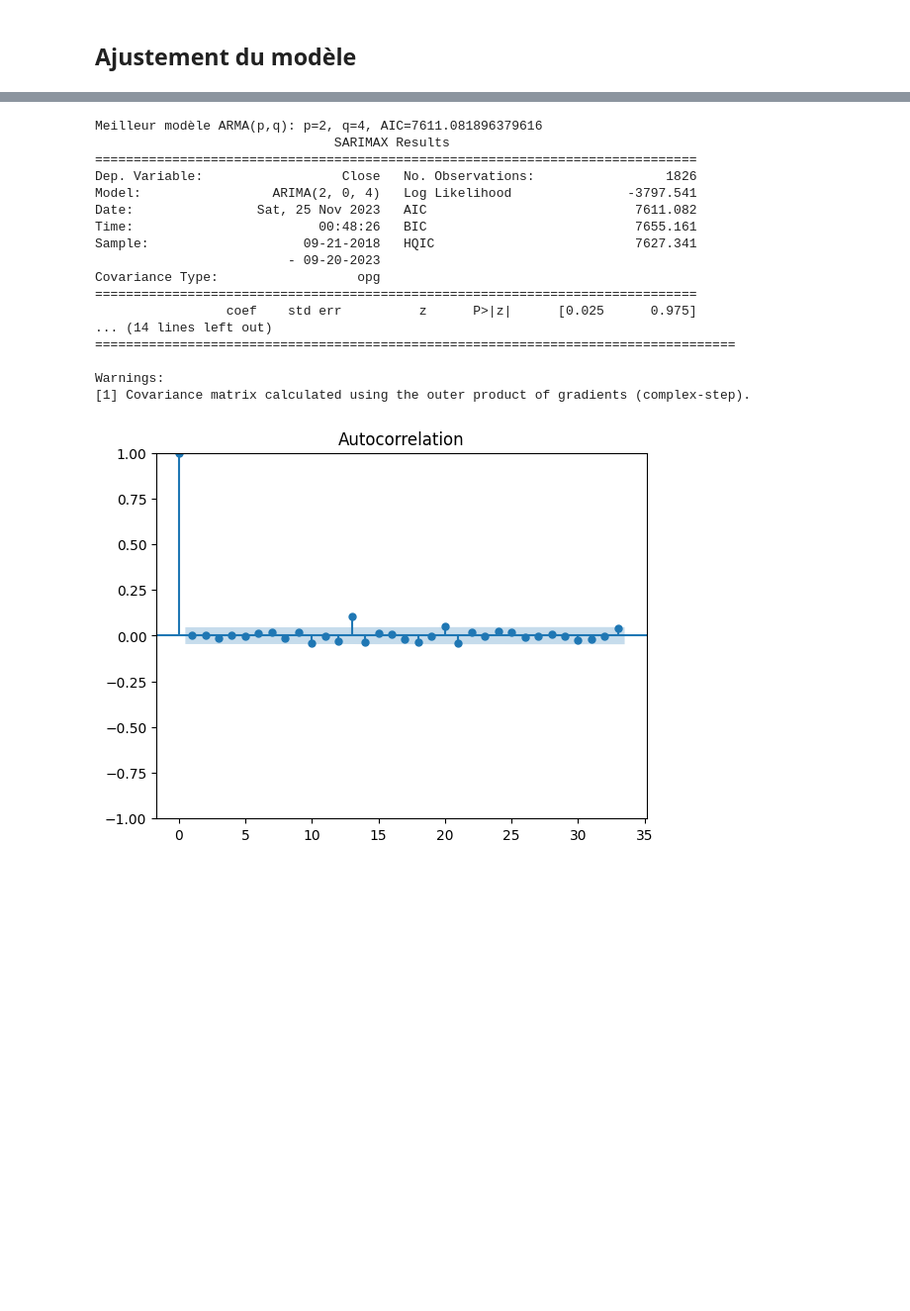
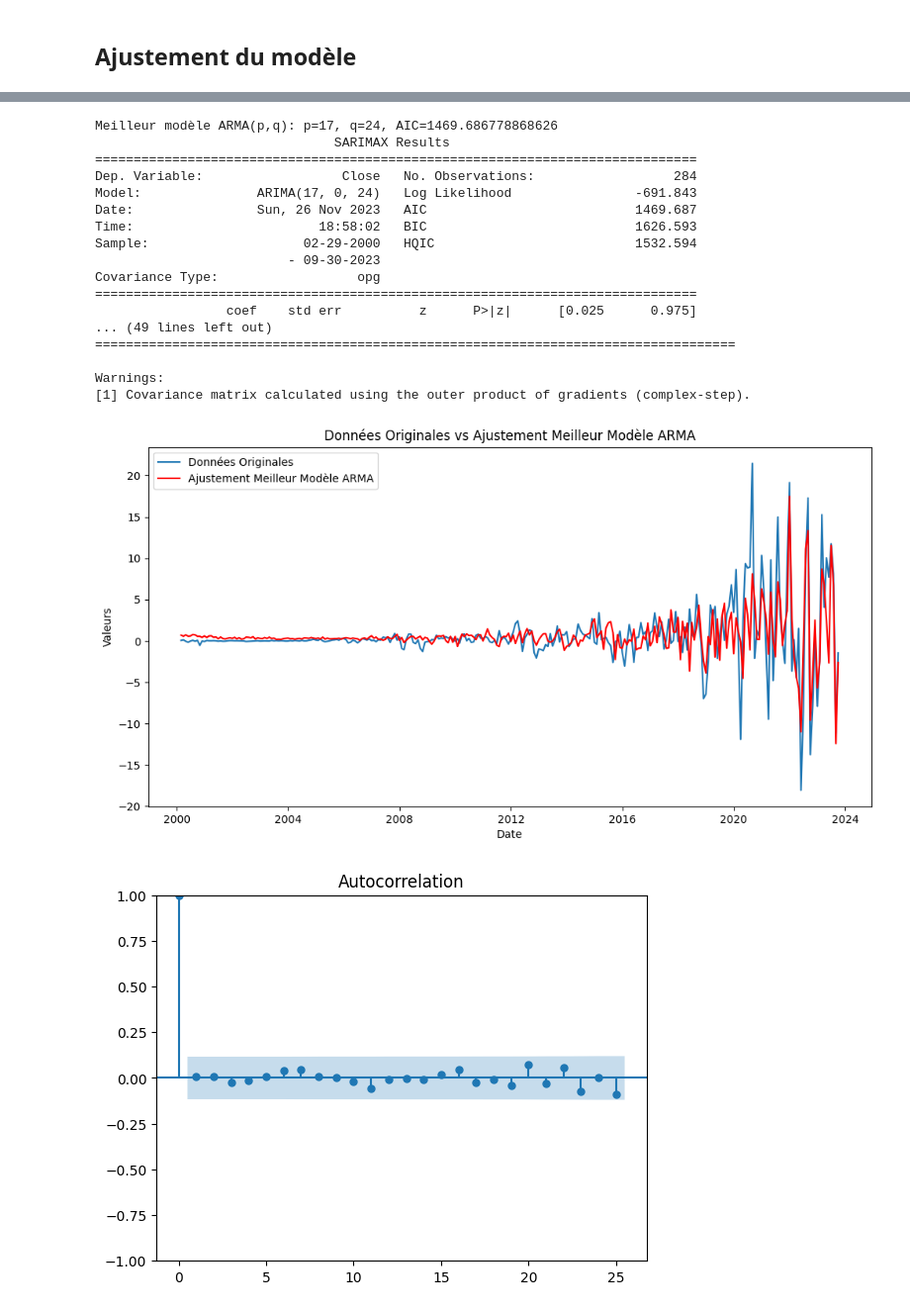
Before and after one commit to A2BX/apple_forcasting, a Jupyter notebook: apple_forecasting.ipynb, the cells around one changed output, grey strips where cells are left out. Shown at 99% size. Saved outputs shown, nothing was run; the diff lists cells and outputs as text; code cells hidden in the pictures; blank space fills up the shorter version.

```diff
--- a/apple_forecasting.ipynb
+++ b/apple_forecasting.ipynb
@@ -131,0 +122,6 @@ print(apple_close)
+# %%
+ferq = 'Month'
+apple_close = apple_close.resample('M').mean()
+
+print("\n************ data overview ****** \n")
+print(apple_close)
@@ -132,6 +161,9 @@ print(apple_close)
 # %%
-# Appliquer fill forward pour remplir les lacunes
-apple_close.fillna(method='ffill', inplace=True)
+if ferq == 'Day':
+    # Appliquer fill forward pour remplir les lacunes
+    apple_close.fillna(method='ffill', inplace=True)
 
-print("\n************* data overview ****** \n")
-print(apple_close)
+    print("\n************* data overview ****** \n")
+    print(apple_close)
+
+    apple_close.drop('Day_Name', axis=1, inplace=True)
@@ -157,5 +170,5 @@ apple_close.drop('Day_Name', axis=1, inplace=True)
 # %%
-apple_close = apple_close[apple_close.index >= "2018-09-20"]
+apple_close = apple_close[apple_close.index >= "2018-09-15"]
 # %%
 apple_close.index
 # %% [output]
@@ -250,5 +263,12 @@ else:
 # %% [markdown]
 ## Ajustement du modèle
+# %%
+# Définir le point de division (80% pour le traitement, 20% pour le test)
+split_point = int(len(data) * 0.8)
+
+# Diviser les données en ensembles de traitement et de test
+train_df = apple_diff.iloc[:split_point]
+test_df = apple_diff[split_point:]
 # %%
 from statsmodels.graphics.tsaplots import plot_acf, plot_pacf
 from statsmodels.tsa.arima.model import ARIMA
@@ -332,8 +376,8 @@ Warnings:
 # %%
 import itertools
 # Définir les plages des ordres p et q
-p = range(0, 5)  # Exemple : de 0 à 2
-q = range(0, 5)  # Exemple : de 0 à 2
+p = range(8, 25)  # Exemple : de 0 à 5
+q = range(8, 25)  # Exemple : de 0 à 5
 pq = itertools.product(p, q)
 
 # Chercher le meilleur modèle ARMA
@@ -343,41 +387,55 @@ best_model = None
 
 for order in pq:
     try:
-        model_temp = ARIMA(apple_diff, order=(order[0], 0, order[1]))
+        model_temp = ARIMA(train_df, order=(order[0], 0, order[1]))
         results_temp = model_temp.fit()
         if results_temp.aic < best_aic:
             best_aic = results_temp.aic
             best_order = order
             best_model = results_temp
     except:
         continue
 
 # Afficher le meilleur modèle ARMA trouvé
 print('Meilleur modèle ARMA(p,q): p={}, q={}, AIC={}'.format(best_order[0], best_order[1], best_aic))
 
 # Afficher le résumé du meilleur modèle ARMA
 print(best_model.summary())
 
+# Récupérer les ajustements du meilleur modèle
+fitted_values_arma = best_model.fittedvalues
+
+# Créer le graphique des données et de l'ajustement
+plt.figure(figsize=(12, 6))
+plt.plot(train_df, label='Données Originales')
+plt.plot(fitted_values_arma, color='red', label='Ajustement Meilleur Modèle ARMA')
+plt.title('Données Originales vs Ajustement Meilleur Modèle ARMA')
+plt.xlabel('Date')
+plt.ylabel('Valeurs')
+plt.legend()
+plt.show()
+
 # Vérifier les résidus du meilleur modèle
 residus_arma = best_model.resid
 plot_acf(residus_arma)
 plt.show()
 # %% [output]
-Meilleur modèle ARMA(p,q): p=2, q=4, AIC=7611.081896379616
+Meilleur modèle ARMA(p,q): p=17, q=24, AIC=1469.686778868626
                                SARIMAX Results
 ==============================================================================
-Dep. Variable:                  Close   No. Observations:                 1826
-Model:                 ARIMA(2, 0, 4)   Log Likelihood               -3797.541
-Date:                Sat, 25 Nov 2023   AIC                           7611.082
-Time:                        00:48:26   BIC                           7655.161
-Sample:                    09-21-2018   HQIC                          7627.341
-                         - 09-20-2023
+Dep. Variable:                  Close   No. Observations:                  284
+Model:               ARIMA(17, 0, 24)   Log Likelihood                -691.843
+Date:                Sun, 26 Nov 2023   AIC                           1469.687
+Time:                        18:58:02   BIC                           1626.593
+Sample:                    02-29-2000   HQIC                          1532.594
+                         - 09-30-2023
 Covariance Type:                  opg
 ==============================================================================
                  coef    std err          z      P>|z|      [0.025      0.975]
-... (14 lines left out)
+... (49 lines left out)
 ===================================================================================
 
 Warnings:
 [1] Covariance matrix calculated using the outer product of gradients (complex-step).
-[figure, old version]
+[figure, new version]
+[figure, added]
```
Also changed, not shown: parts of 22 cells of this notebook.
